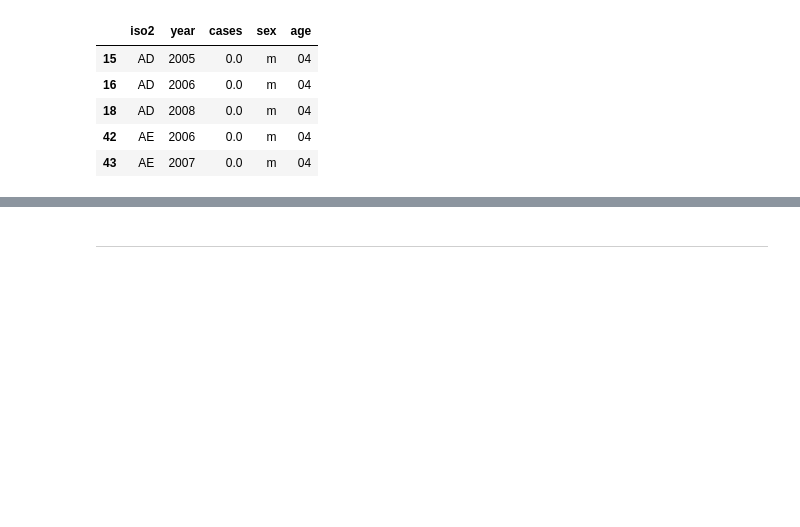
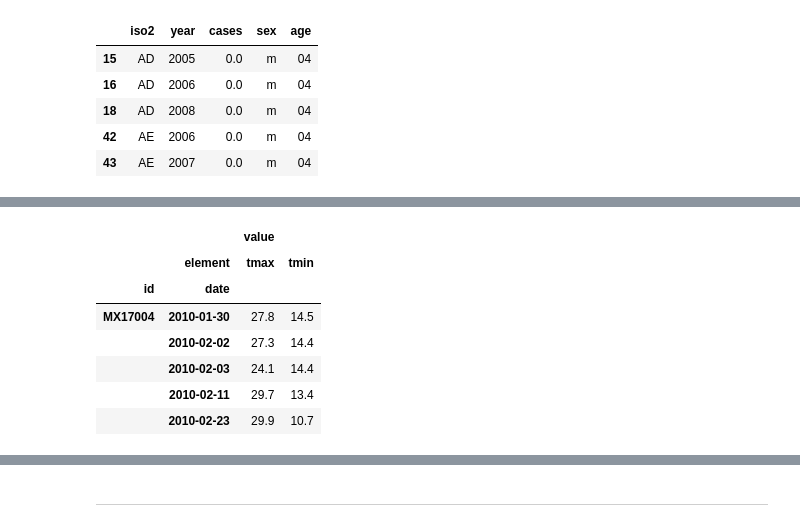
Before and after one commit to leoluyi/Yotta_Viz101, a Jupyter notebook: lecture-notes/python/pandas_tidy_data_pivot_unpivot.ipynb, the cells around one changed output, grey strips where cells are left out. Saved outputs shown, nothing was run; the diff lists cells and outputs as text; code cells hidden in the pictures; blank space fills up the shorter version.

```diff
--- a/lecture-notes/python/pandas_tidy_data_pivot_unpivot.ipynb
+++ b/lecture-notes/python/pandas_tidy_data_pivot_unpivot.ipynb
@@ -268,0 +307,3 @@ tb_long.head()
+# %%
+weather_long = weather_long.dropna().loc[:, ['id', 'date', 'element', 'value']]
+weather_long.head()
@@ -268,0 +317,11 @@ tb_long.head()
+# %%
+weather_long.set_index(['id', 'date', 'element']).unstack().head()
+# %% [output]
+|  |  | value |  |
+|  | element | tmax | tmin |
+| id | date |  |  |
+| MX17004 | 2010-01-30 | 27.8 | 14.5 |
+|  | 2010-02-02 | 27.3 | 14.4 |
+|  | 2010-02-03 | 24.1 | 14.4 |
+|  | 2010-02-11 | 29.7 | 13.4 |
+|  | 2010-02-23 | 29.9 | 10.7 |
```
Also changed, not shown: parts of 17 cells of this notebook, 2 other files.
